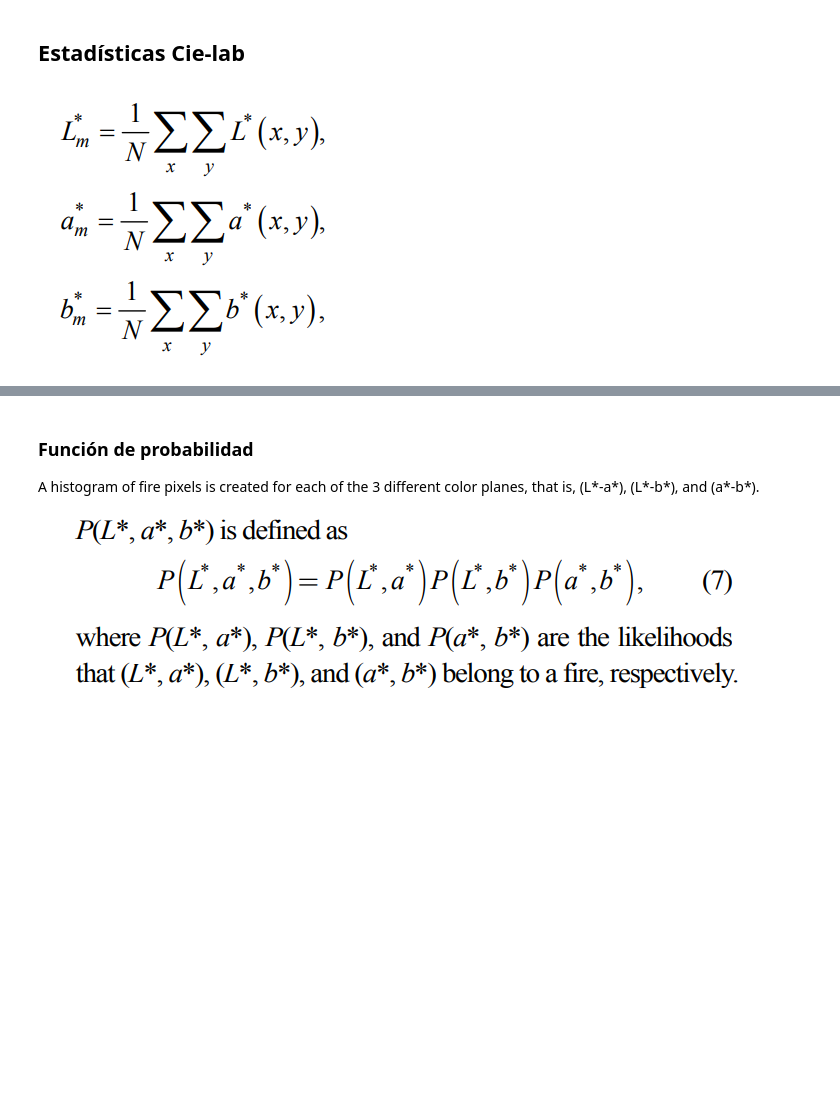
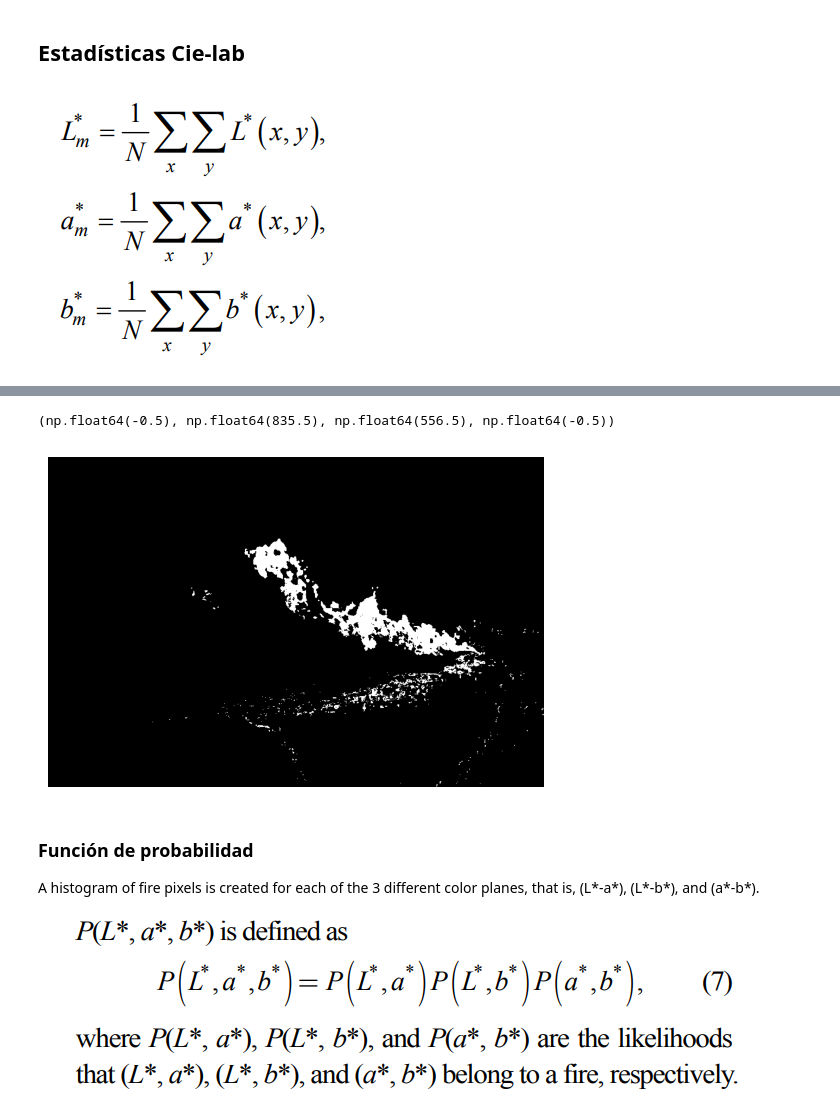
Before and after one commit to nachovigilante/pdi-fire-detection, a Jupyter notebook: fire_detection.ipynb, the cells around one changed output, grey strips where cells are left out. Cells and saved outputs as stored; diff of their text form; code cells hidden in the pictures; blank space fills up the shorter version.

```diff
--- a/fire_detection.ipynb
+++ b/fire_detection.ipynb
@@ -144,3 +175,13 @@ def r4(img_lab):
+# %%
+and_img = np.logical_and(r1_img, r2_img)
+and_img = np.logical_and(and_img, r3_img)
+and_img = np.logical_and(and_img, r4_img)
+
+plt.imshow(and_img, cmap=plt.cm.gray)
+plt.axis("off")
+# %% [output]
+(np.float64(-0.5), np.float64(835.5), np.float64(556.5), np.float64(-0.5))
+[figure, added]
 # %% [markdown]
 ### Función de probabilidad
 
```
Also changed, not shown: parts of 2 cells of this notebook, 1 other file.
